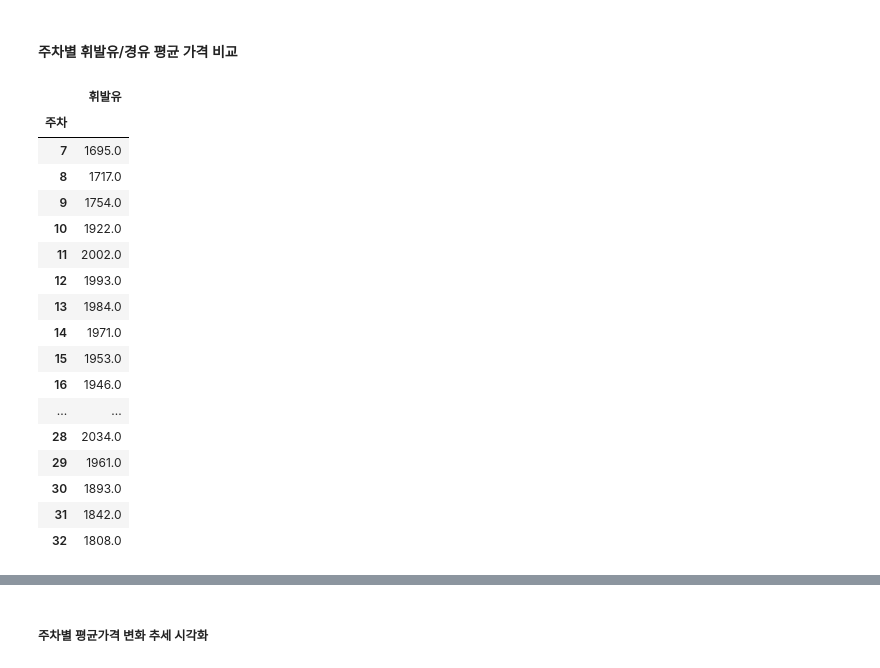
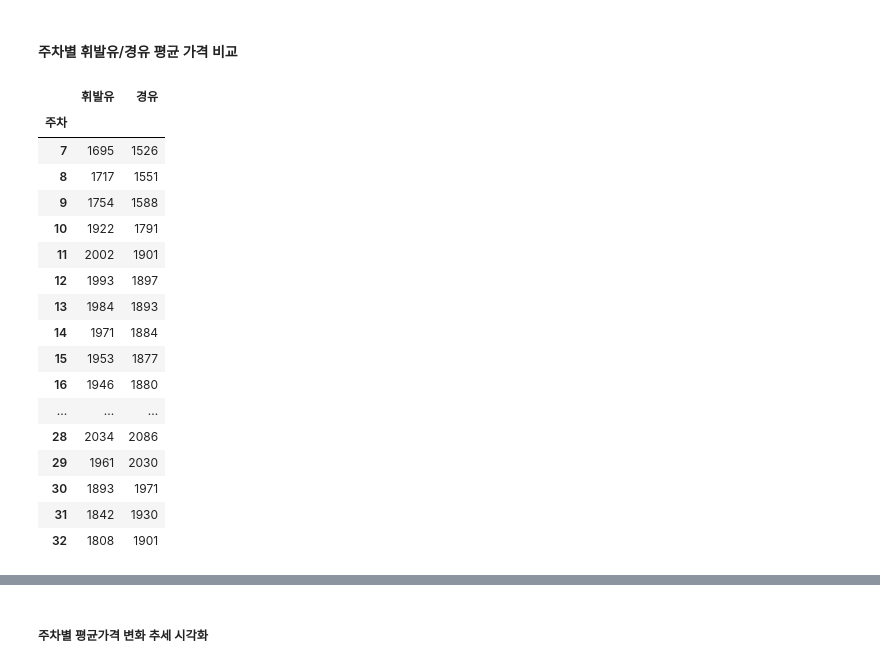
Before and after one commit to certainly-I/Busan-Oil-Price-Analysis, a Jupyter notebook: 주유소_전처리.ipynb, the cells around one changed output, grey strips where cells are left out. Saved outputs shown, nothing was run; the diff lists cells and outputs as text; code cells hidden in the pictures.

```diff
--- a/주유소_전처리.ipynb
+++ b/주유소_전처리.ipynb
@@ -299,26 +309,26 @@ data.head(10)
 #### 주차별 휘발유/경유 평균 가격 비교
 # %%
 #주차별 휘발유 평균 가격
-weekly_avg_gasolin = data.groupby(["주차"])["휘발유"].mean().round().to_frame()
-weekly_avg_gasolin
+weekly_avg_oil = data.groupby(["주차"])["휘발유","경유"].mean().round().astype("int")
+weekly_avg_oil
 # %% [output]
-|  | 휘발유 |
-| 주차 |  |
-| 7 | 1695.0 |
-| 8 | 1717.0 |
-| 9 | 1754.0 |
-| 10 | 1922.0 |
-| 11 | 2002.0 |
-| 12 | 1993.0 |
-| 13 | 1984.0 |
-| 14 | 1971.0 |
-| 15 | 1953.0 |
-| 16 | 1946.0 |
-| ... | ... |
-| 28 | 2034.0 |
-| 29 | 1961.0 |
-| 30 | 1893.0 |
-| 31 | 1842.0 |
-| 32 | 1808.0 |
+|  | 휘발유 | 경유 |
+| 주차 |  |  |
+| 7 | 1695 | 1526 |
+| 8 | 1717 | 1551 |
+| 9 | 1754 | 1588 |
+| 10 | 1922 | 1791 |
+| 11 | 2002 | 1901 |
+| 12 | 1993 | 1897 |
+| 13 | 1984 | 1893 |
+| 14 | 1971 | 1884 |
+| 15 | 1953 | 1877 |
+| 16 | 1946 | 1880 |
+| ... | ... | ... |
+| 28 | 2034 | 2086 |
+| 29 | 1961 | 2030 |
+| 30 | 1893 | 1971 |
+| 31 | 1842 | 1930 |
+| 32 | 1808 | 1901 |
 # %%
 #컬럼명 변경
```
Also changed, not shown: parts of 21 cells of this notebook.
